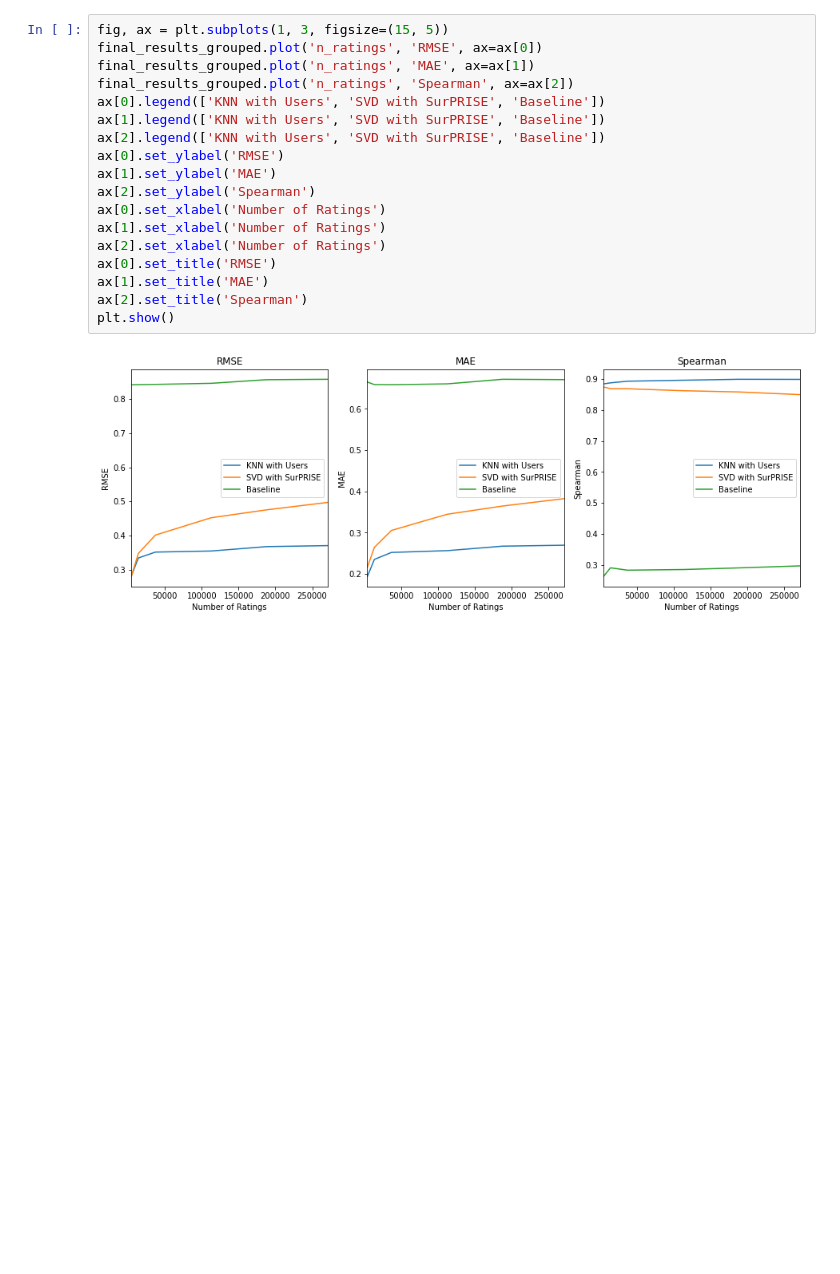
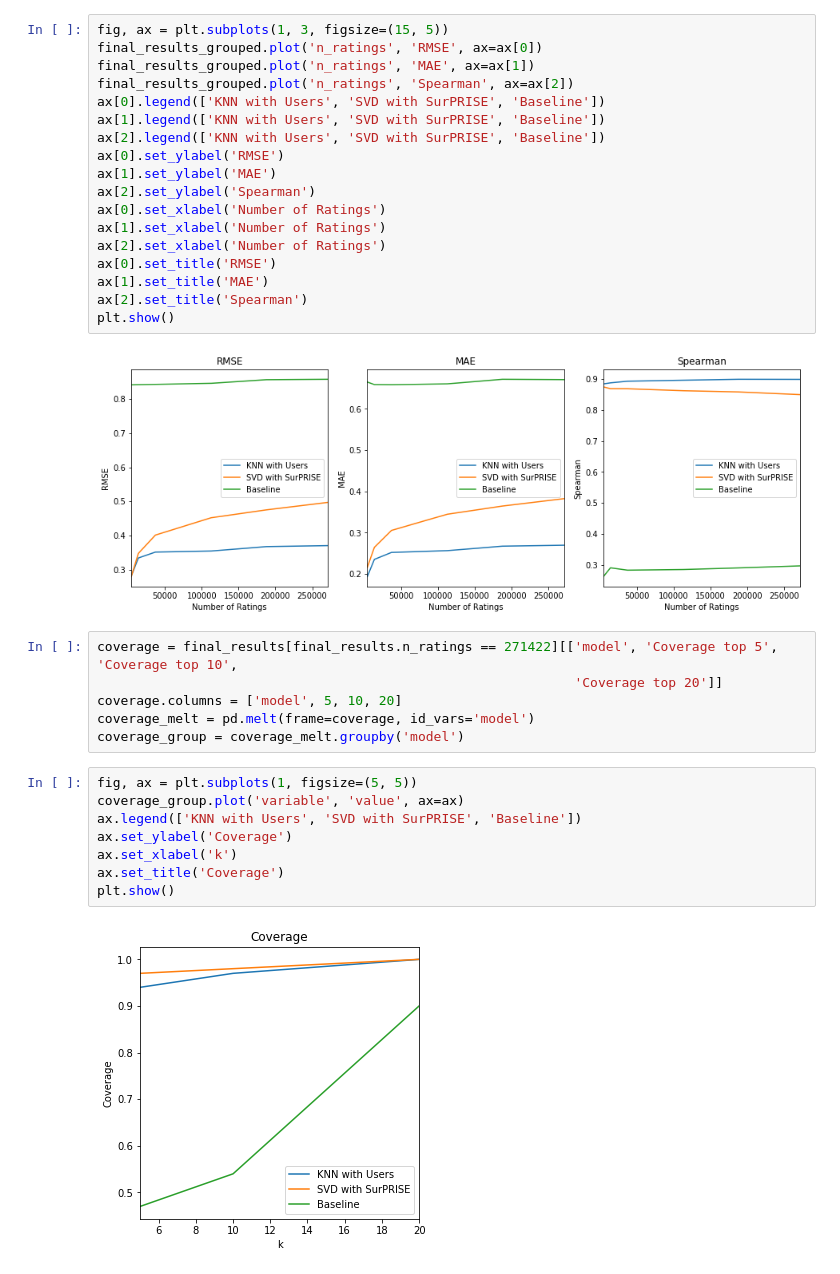
Before and after one commit to sdoctor7/book-recommendations, a Jupyter notebook: part1/plot-model-comparisons.ipynb, the cells around one changed output. Cells and saved outputs as stored; diff of their text form; blank space fills up the shorter version.

Commit message:
update coverage

```diff
--- a/part1/plot-model-comparisons.ipynb
+++ b/part1/plot-model-comparisons.ipynb
@@ -102,3 +102,19 @@ ax[2].set_title('Spearman')
 plt.show()
 # %% [output]
 [figure]
+# %%
+coverage = final_results[final_results.n_ratings == 271422][['model', 'Coverage top 5', 'Coverage top 10',
+                                                             'Coverage top 20']]
+coverage.columns = ['model', 5, 10, 20]
+coverage_melt = pd.melt(frame=coverage, id_vars='model')
+coverage_group = coverage_melt.groupby('model')
+# %%
+fig, ax = plt.subplots(1, figsize=(5, 5))
+coverage_group.plot('variable', 'value', ax=ax)
+ax.legend(['KNN with Users', 'SVD with SurPRISE', 'Baseline'])
+ax.set_ylabel('Coverage')
+ax.set_xlabel('k')
+ax.set_title('Coverage')
+plt.show()
+# %% [output]
+[figure, added]
```
Also changed, not shown: parts of 1 cell of this notebook, 1 other file.
